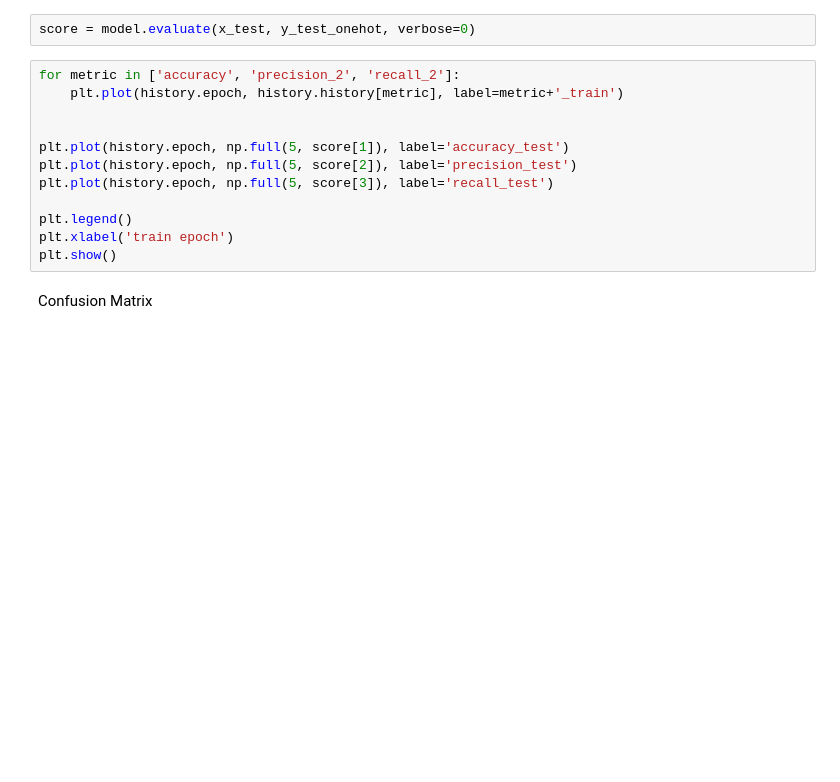
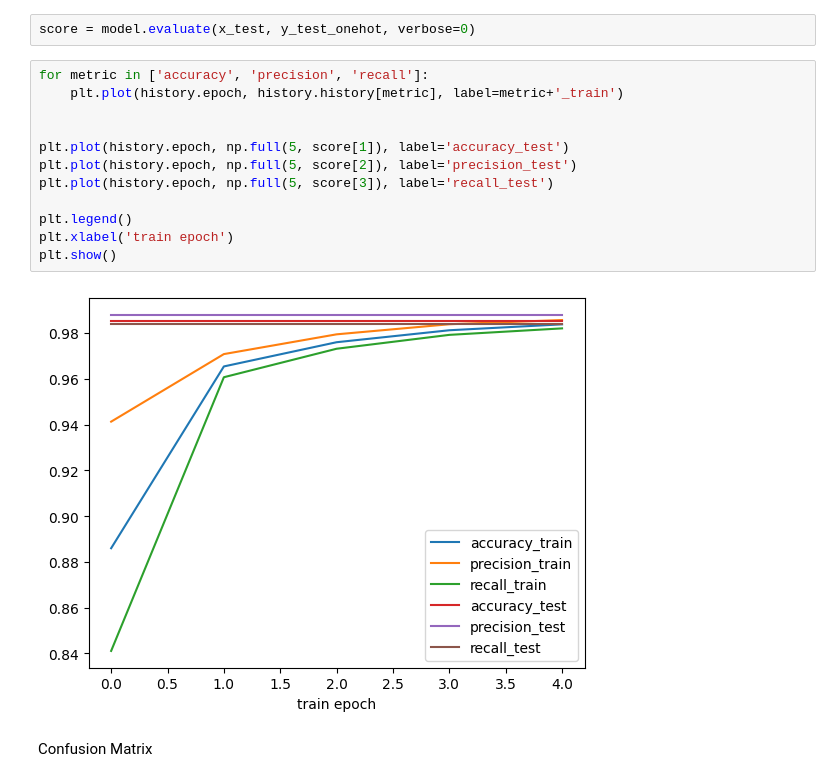
Before and after one commit to Ga-Alves/smart-sense-pratice, a Jupyter notebook: CNN/mnistProblem.ipynb, the cells around one changed output. Cells and saved outputs as stored; diff of their text form; blank space fills up the shorter version.

```diff
--- a/CNN/mnistProblem.ipynb
+++ b/CNN/mnistProblem.ipynb
@@ -69,17 +110,19 @@ Evaluating metrics between testing and training phases.
 # %%
 score = model.evaluate(x_test, y_test_onehot, verbose=0)
 # %%
-for metric in ['accuracy', 'precision_2', 'recall_2']:
+for metric in ['accuracy', 'precision', 'recall']:
     plt.plot(history.epoch, history.history[metric], label=metric+'_train')
 
 
 plt.plot(history.epoch, np.full(5, score[1]), label='accuracy_test')
 plt.plot(history.epoch, np.full(5, score[2]), label='precision_test')
 plt.plot(history.epoch, np.full(5, score[3]), label='recall_test')
 
 plt.legend()
 plt.xlabel('train epoch')
 plt.show()
+# %% [output]
+[figure, added]
 # %% [markdown]
 Confusion Matrix
 # %%
```
Also changed, not shown: parts of 7 cells of this notebook.
